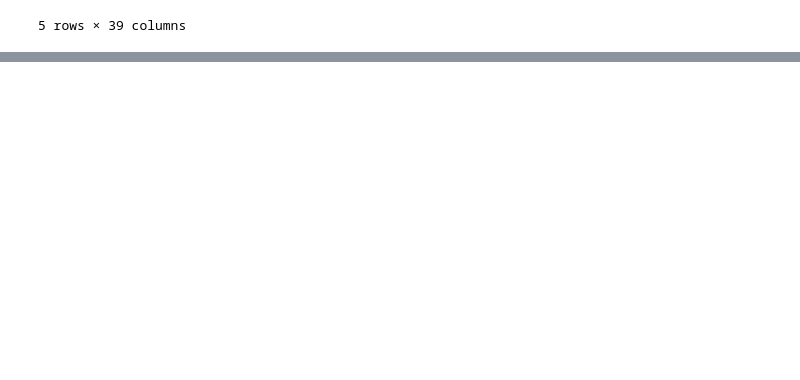
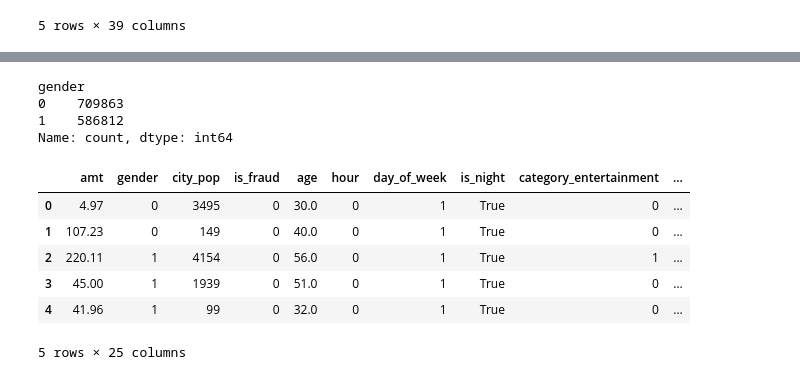
Before and after one commit to m7parikh/creditcard_fraud_model, a Jupyter notebook: FeatureEngineering.ipynb, the cells around one changed output, grey strips where cells are left out. Drawn from its saved outputs; the diff is of its cells as text; code cells hidden in the pictures; blank space fills up the shorter version.

```diff
--- a/FeatureEngineering.ipynb
+++ b/FeatureEngineering.ipynb
@@ -78,0 +125,23 @@ train_data.head()
+# %%
+#Only categorical feature left is gender, map to 0/1 (only 2 classes)
+
+train_data["gender"] = (train_data["gender"] == "M").astype(int)
+test_data["gender"] = (test_data["gender"] == "M").astype(int)
+
+train_data["gender"].value_counts()
+# %% [output]
+gender
+0    709863
+1    586812
+Name: count, dtype: int64
+# %%
+#Final engineered data set
+train_data.head()
+# %% [output]
+|  | amt | gender | city_pop | is_fraud | age | hour | day_of_week | is_night | category_entertainment | ... |
+| 0 | 4.97 | 0 | 3495 | 0 | 30.0 | 0 | 1 | True | 0 | ... |
+| 1 | 107.23 | 0 | 149 | 0 | 40.0 | 0 | 1 | True | 0 | ... |
+| 2 | 220.11 | 1 | 4154 | 0 | 56.0 | 0 | 1 | True | 1 | ... |
+| 3 | 45.00 | 1 | 1939 | 0 | 51.0 | 0 | 1 | True | 0 | ... |
+| 4 | 41.96 | 1 | 99 | 0 | 32.0 | 0 | 1 | True | 0 | ... |
+5 rows × 25 columns
```
Also changed, not shown: parts of 4 cells of this notebook.
